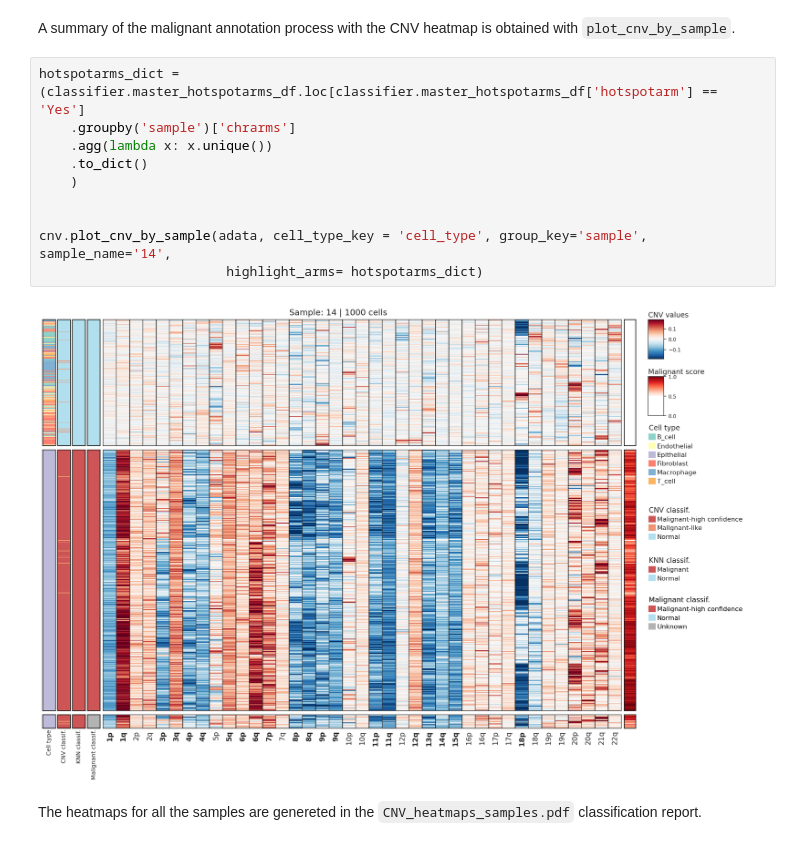
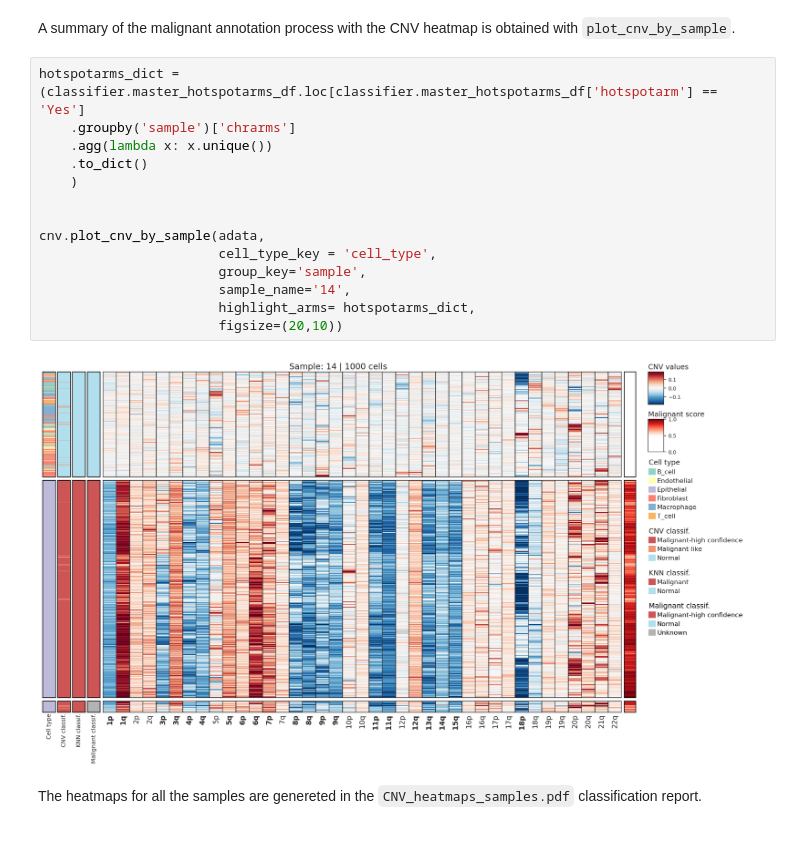
Before and after one commit to Computational-Immunogenomics/SwiftCNV, a Jupyter notebook: docs/notebooks/malignant_classification.ipynb, the cells around one changed output. Saved outputs shown, nothing was run; the diff lists cells and outputs as text.

```diff
--- a/docs/notebooks/malignant_classification.ipynb
+++ b/docs/notebooks/malignant_classification.ipynb
@@ -155,15 +154,19 @@ A summary of the malignant annotation process with the CNV heatmap is obtained w
 # %%
 hotspotarms_dict = (classifier.master_hotspotarms_df.loc[classifier.master_hotspotarms_df['hotspotarm'] == 'Yes']
     .groupby('sample')['chrarms']
     .agg(lambda x: x.unique())
     .to_dict()
     )
 
 
-cnv.plot_cnv_by_sample(adata, cell_type_key = 'cell_type', group_key='sample', sample_name='14',
-                        highlight_arms= hotspotarms_dict)
+cnv.plot_cnv_by_sample(adata,
+                       cell_type_key = 'cell_type',
+                       group_key='sample',
+                       sample_name='14',
+                       highlight_arms= hotspotarms_dict,
+                       figsize=(20,10))
 # %% [output]
-[figure, old version]
+[figure, new version]
 # %% [markdown]
 The heatmaps for all the samples are genereted in the `CNV_heatmaps_samples.pdf` classification report.
 # %% [markdown]
```
Also changed, not shown: parts of 10 cells of this notebook, 1 other file.
